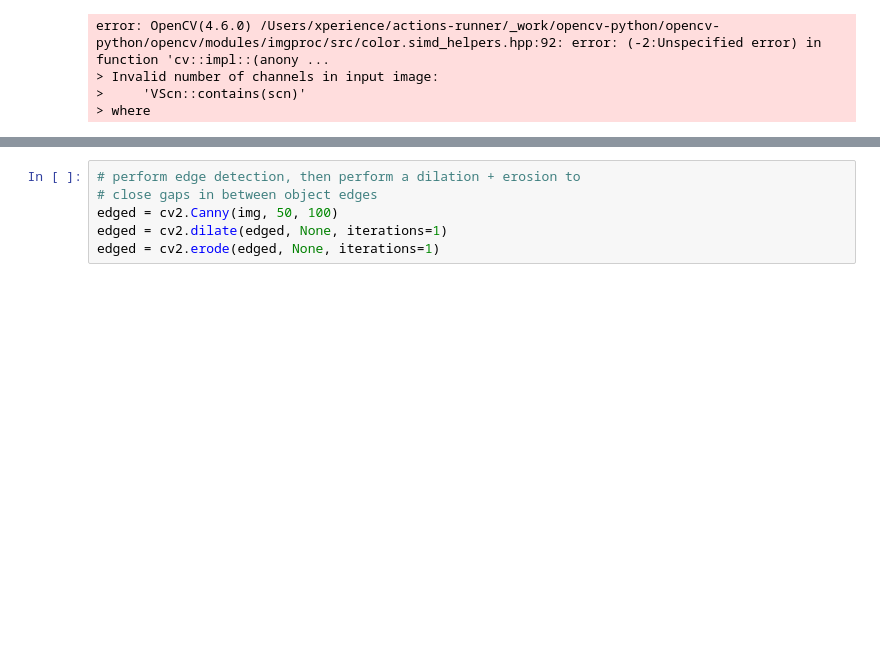
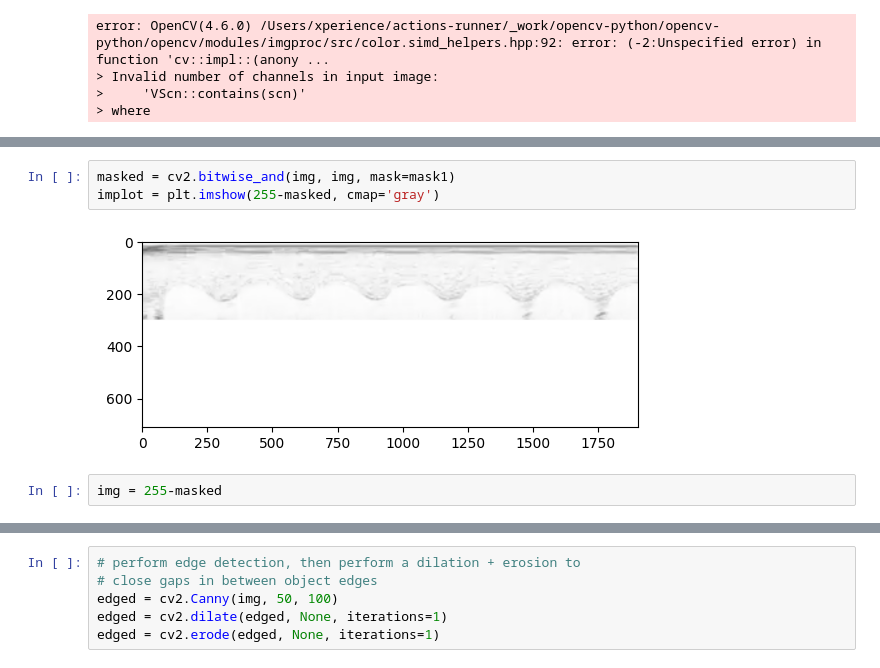
Before and after one commit to Onebu/HackMarato, a Jupyter notebook: cor.ipynb, the cells around one changed output, grey strips where cells are left out. Cells and saved outputs as stored; diff of their text form; blank space fills up the shorter version.

```diff
--- a/cor.ipynb
+++ b/cor.ipynb
@@ -22,0 +43,7 @@ error: OpenCV(4.6.0) /Users/xperience/actions-runner/_work/opencv-python/opencv-
+# %%
+masked = cv2.bitwise_and(img, img, mask=mask1)
+implot = plt.imshow(255-masked, cmap='gray')
+# %% [output]
+[figure, added]
+# %%
+img = 255-masked
```
Also changed, not shown: parts of 30 cells of this notebook, 4 other files.
